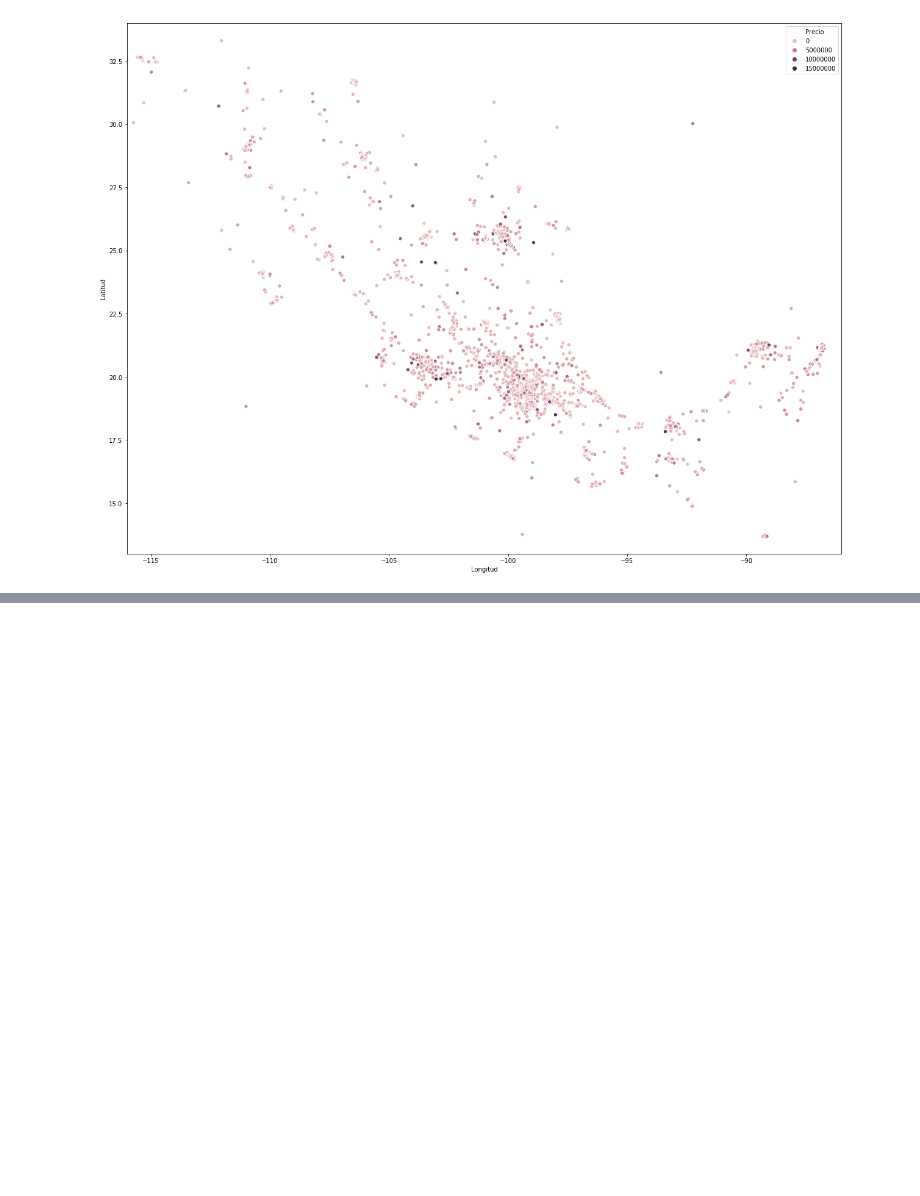
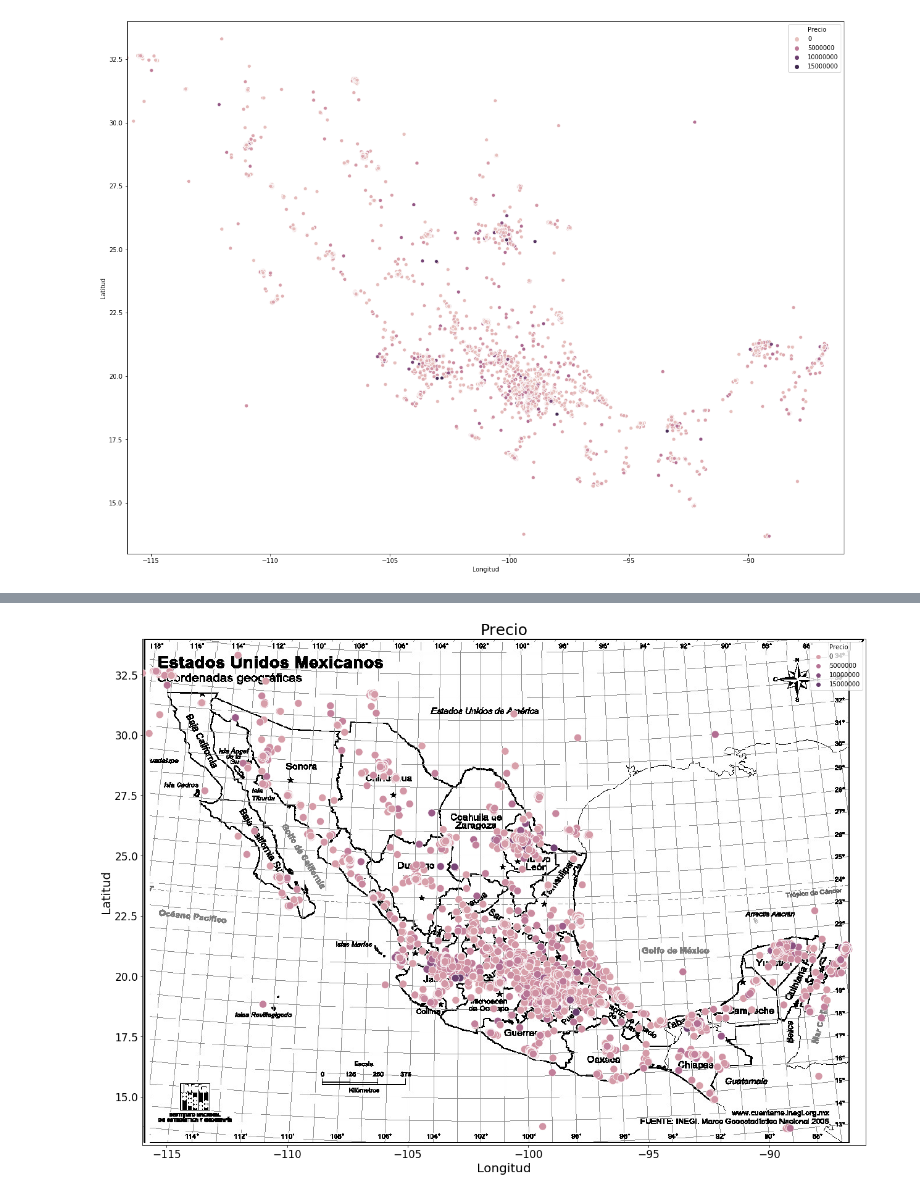
Before and after one commit to komod0/TPs-Org.Datos, a Jupyter notebook: tp1/Analisis de propiedades.ipynb, the cells around one changed output, grey strips where cells are left out. Saved outputs shown, nothing was run; the diff lists cells and outputs as text; code cells hidden in the pictures; blank space fills up the shorter version.

```diff
--- a/tp1/Analisis de propiedades.ipynb
+++ b/tp1/Analisis de propiedades.ipynb
@@ -1543,0 +1604,40 @@ sb.scatterplot(x = 'Longitud', y = 'Latitud', hue = 'Precio', palette = cmap, da
+# %%
+dfnuevo = pd.DataFrame()
+dfnuevo['Longitud'] =  dfok['Longitud']
+dfnuevo['Latitud'] = dfok['Latitud']
+dfnuevo['Precio'] = dfok['Precio']
+
+dfnuevo = dfnuevo.dropna()
+
+grafico, ax = plt.subplots(figsize = (21, 16));
+
+# Límites para cada coordenada
+img = plt.imread("mex.png")
+ax.imshow(img, extent = [-116, -86, 13, 34])
+
+# Tamaño de los títulos de los ejes
+plt.xlabel("Longitud", fontsize = 20);
+plt.ylabel("Latitud", fontsize = 20);
+
+# Título
+plt.title("Precio", fontsize = 25)
+
+# Tamaño de las letras de los ejes
+plt.tick_params(axis='both', which='major', labelsize = 17)
+plt.tick_params(axis='both', which='minor', labelsize = 17)
+
+# Límites para cada coordenada
+plt.ylim([13, 34]);
+plt.xlim([-116, -86]);
+
+cmap = sb.cubehelix_palette(dark = .3, light = .7, as_cmap = True)
+#cmap = sb.color_palette(as_cmap = True)
+#cmap = sb.color_palette("Paired", n_colors = dfnuevo['Precio'].nunique()) ##ESTE
+
+#Cajita
+#plt.legend(loc='upper right', bbox_to_anchor=(0.1, 0.1), prop={'size': 20})
+
+#cmap = sb.hls_palette( len( dfnuevo['Precio'] ) )
+ax = sb.scatterplot(x = 'Longitud', y = 'Latitud', hue = 'Precio', palette = cmap, data = dfnuevo, s = 150)
+# %% [output]
+[figure, added]
```
Also changed, not shown: parts of 12 cells of this notebook, 1 other file.
